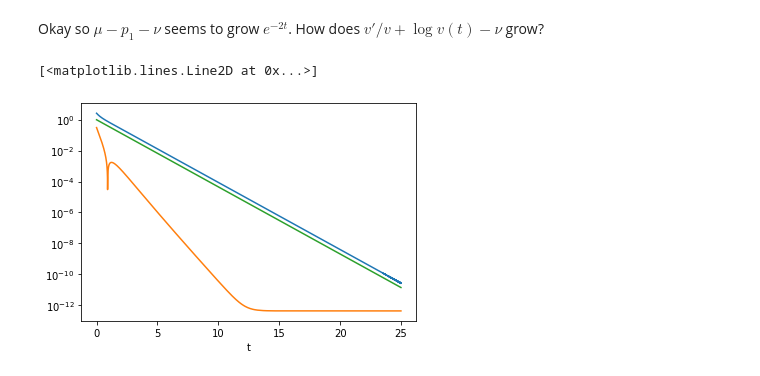
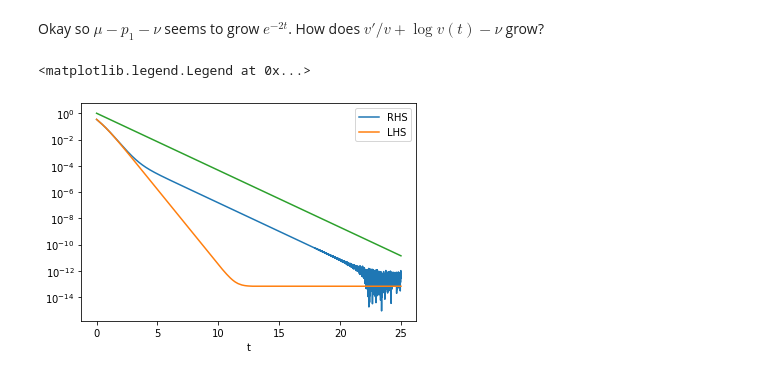
Before and after one commit to mpham26uchicago/cash_dispersion, a Jupyter notebook: Daily Progress/Day 1 (September 21, 2024).ipynb, the cells around one changed output. Drawn from its saved outputs; the diff is of its cells as text; code cells hidden in the pictures.

```diff
--- a/Daily Progress/Day 1 (September 21, 2024).ipynb
+++ b/Daily Progress/Day 1 (September 21, 2024).ipynb
@@ -136,7 +136,7 @@ def random_starting_state(N, mu):
 ###### Solve ODEs Numerically
 # %%
 # Initial conditions (nu<1 whenever mu<1.58) (nu>2 whenever mu > 2.32)
-mu = 2.32
+mu = 1.6
 nu = (mu + lambertw(-mu * np.exp(-mu))).real
 print(f"µ = {mu}, ν = {nu.real}")
 
@@ -445,7 +445,7 @@ ax.plot(t_list[:3000], A2_times_exponential[:3000])
 ###### Plot derivative of auxiliary function
 # %%
 # Compute derivative numerically
-dv_dt = np.abs(np.array(v)[1:] - np.array(v)[:-1])/interval_length
+dv_dt = np.abs(np.array(v)[1:] - np.array(v)[:-1])/(2*interval_length)
 
 # Create a plot to visualize the asymptotic distribution of the derivative of the auxiliary function v'(t)
 fig, ax = plt.subplots()
@@ -667,19 +667,20 @@ Okay so $\mu-p_1-\nu$ seems to grow $e^{-2t}$. How does $v'/v + \log v(t) - \nu$
 # %%
 M0 = dv_dt/v[:-1] + np.log(v[:-1]) - nu
 
 fig, ax = plt.subplots()
 
 # Label the x-axis to indicate time
 ax.set_xlabel("t")
 
 # Set the y-axis to a linear scale for better visualization of variations
 ax.set_yscale("log")
 
 # Plot the evolution of the A2(t) + o(exp(2 and nu)t)
-ax.plot(t_list, np.abs(M0))
-ax.plot(t_list, P0)
+ax.plot(t_list, np.abs(M0), label = "RHS")
+ax.plot(t_list, P0, label = "LHS")
 ax.plot(t_list, np.exp(-t_list))
-#ax.plot(t_list, np.exp(-(min(nu, 2)-1)*t_list))
+
+ax.legend()
 # %% [output]
-[<matplotlib.lines.Line2D at 0x...>]
+<matplotlib.legend.Legend at 0x...>
-[figure, old version]
+[figure, new version]
```
Also changed, not shown: parts of 23 cells of this notebook, 3 other files.
